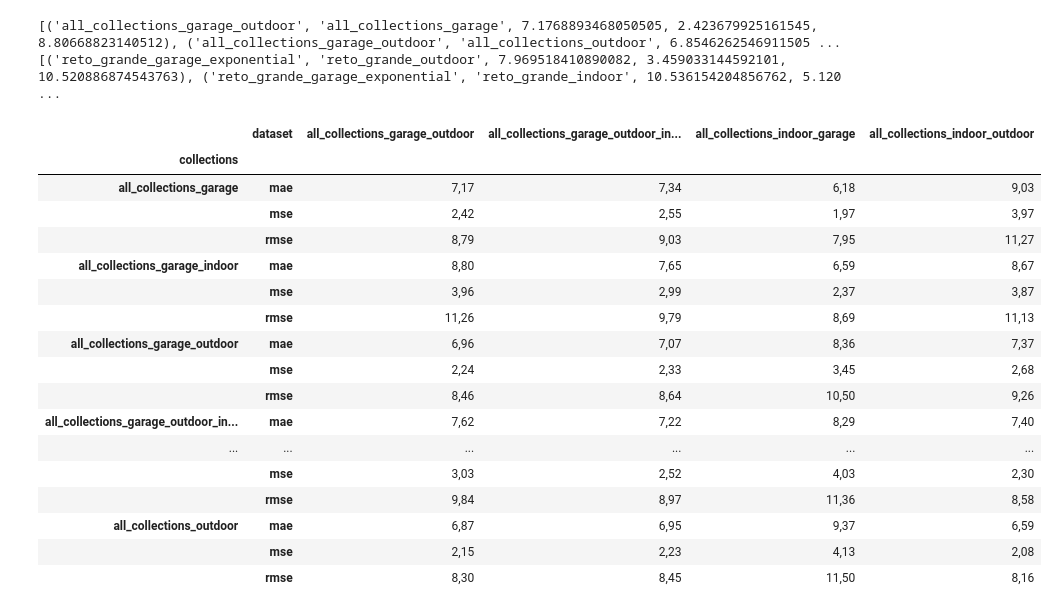
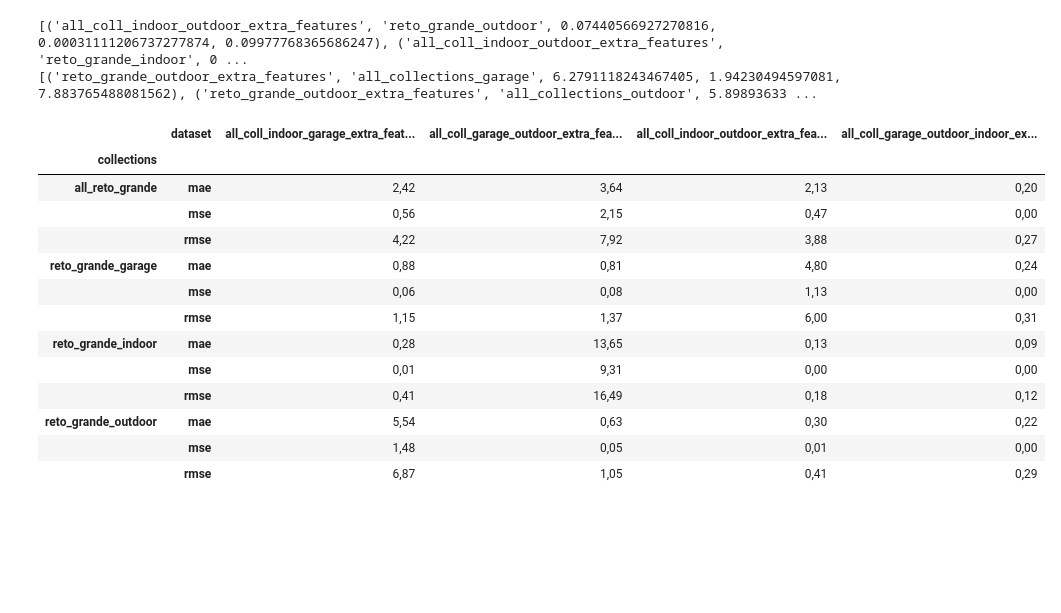
Before and after one commit to SantigBenites/WirelessLocation, a Jupyter notebook: validation/re_train_arch/CNN_model_validation.ipynb, the cells around one changed output. Cells and saved outputs as stored; diff of their text form; code cells hidden in the pictures; blank space fills up the shorter version.

Commit message:
graphs made for extra_Features

```diff
--- a/validation/re_train_arch/CNN_model_validation.ipynb
+++ b/validation/re_train_arch/CNN_model_validation.ipynb
@@ -280,24 +262,31 @@ print(combined_rows)
 import pandas as pd
 
 singles = {
-    "CNN_DATA_ANALYSIS_reto_grande_garage_exponential" : "reto_grande_garage_exponential",
-    "CNN_DATA_ANALYSIS_reto_grande_indoor_exponential" : "reto_grande_indoor_exponential",
-    "CNN_DATA_ANALYSIS_reto_grande_outdoor_exponential" : "reto_grande_outdoor_exponential",
-    "CNN_DATA_ANALYSIS_reto_grande_garage_raw" : "reto_grande_garage_raw",
-    "CNN_DATA_ANALYSIS_reto_grande_indoor_raw" : "reto_grande_indoor_raw",
-    "CNN_DATA_ANALYSIS_reto_grande_outdoor_raw" : "reto_grande_outdoor_raw",
-    "CNN_DATA_ANALYSIS_reto_grande_garage_meters" : "reto_grande_garage_meters",
-    "CNN_DATA_ANALYSIS_reto_grande_indoor_meters" : "reto_grande_indoor_meters",
-    "CNN_DATA_ANALYSIS_reto_grande_outdoor_meters" : "reto_grande_outdoor_meters",
-    "CNN_DATA_ANALYSIS_all_spaces_reto_grande" : "all_spaces_reto_grande",
+    "CNN_DATA_ANALYSIS_reto_grande_garage_exponential"          : "reto_grande_garage_exponential",
+    "CNN_DATA_ANALYSIS_reto_grande_indoor_exponential"          : "reto_grande_indoor_exponential",
+    "CNN_DATA_ANALYSIS_reto_grande_outdoor_exponential"         : "reto_grande_outdoor_exponential",
+    "CNN_DATA_ANALYSIS_reto_grande_garage_raw"                  : "reto_grande_garage_raw",
+    "CNN_DATA_ANALYSIS_reto_grande_indoor_raw"                  : "reto_grande_indoor_raw",
+    "CNN_DATA_ANALYSIS_reto_grande_outdoor_raw"                 : "reto_grande_outdoor_raw",
+    "CNN_DATA_ANALYSIS_reto_grande_garage_meters"               : "reto_grande_garage_meters",
+    "CNN_DATA_ANALYSIS_reto_grande_indoor_meters"               : "reto_grande_indoor_meters",
+    "CNN_DATA_ANALYSIS_reto_grande_outdoor_meters"              : "reto_grande_outdoor_meters",
+    "CNN_DATA_ANALYSIS_all_spaces_reto_grande"                  : "all_spaces_reto_grande",
+    "CNN_DATA_ANALYSIS_reto_grande_outdoor_extra_features"      : "reto_grande_outdoor_extra_features",
+    "CNN_DATA_ANALYSIS_reto_grande_indoor_extra_features"       : "reto_grande_indoor_extra_features",
+    "CNN_DATA_ANALYSIS_reto_grande_garage_extra_features"       : "reto_grande_garage_extra_features",
+    "CNN_DATA_ANALYSIS_all_spaces_reto_grande_extra_features"   : "all_spaces_reto_grande_extra_features",
 }
 
 spaces = {
-    "CNN_DATA_ANALYSIS_all_collections_garage_outdoor" : "all_collections_garage_outdoor",
-    "CNN_DATA_ANALYSIS_all_collections_indoor_garage" : "all_collections_indoor_garage",
-    "CNN_DATA_ANALYSIS_all_collections_indoor_outdoor" : "all_collections_indoor_outdoor",
-    "CNN_DATA_ANALYSIS_all_collections_garage_outdoor_indoor" : "all_collections_garage_outdoor_indoor"
-
+    "CNN_DATA_ANALYSIS_all_collections_garage_outdoor"                      : "all_coll_garage_outdoor",
+    "CNN_DATA_ANALYSIS_all_collections_indoor_garage"                       : "all_coll_indoor_garage",
+    "CNN_DATA_ANALYSIS_all_collections_indoor_outdoor"                      : "all_coll_indoor_outdoor",
+    "CNN_DATA_ANALYSIS_all_collections_garage_outdoor_indoor"               : "all_coll_garage_outdoor_indoor",
+    "CNN_DATA_ANALYSIS_all_collections_indoor_outdoor_extra_features"       : "all_coll_indoor_outdoor_extra_features",
+    "CNN_DATA_ANALYSIS_all_collections_indoor_garage_extra_features"        : "all_coll_indoor_garage_extra_features",
+    "CNN_DATA_ANALYSIS_all_collections_garage_outdoor_extra_features"       : "all_coll_garage_outdoor_extra_features",
+    "CNN_DATA_ANALYSIS_all_collections_garage_outdoor_indoor_extra_features": "all_coll_garage_outdoor_indoor_extra_features",
 }
 
 spaces_datasets = []
@@ -317,8 +306,8 @@ for row in combined_rows:
 print(spaces_datasets)
 print(singles_datasets)
 # %% [output]
-[('all_collections_garage_outdoor', 'all_collections_garage', 7.1768893468050505, 2.423679925161545, 8.80668823140512), ('all_collections_garage_outdoor', 'all_collections_outdoor', 6.8546262546911505 ...
-[('reto_grande_garage_exponential', 'reto_grande_outdoor', 7.969518410890082, 3.459033144592101, 10.520886874543763), ('reto_grande_garage_exponential', 'reto_grande_indoor', 10.536154204856762, 5.120 ...
+[('all_coll_indoor_outdoor_extra_features', 'reto_grande_outdoor', 0.07440566927270816, 0.00031111206737277874, 0.09977768365686247), ('all_coll_indoor_outdoor_extra_features', 'reto_grande_indoor', 0 ...
+[('reto_grande_outdoor_extra_features', 'all_collections_garage', 6.2791118243467405, 1.94230494597081, 7.883765488081562), ('reto_grande_outdoor_extra_features', 'all_collections_outdoor', 5.89893633 ...
 # %%
 import pandas as pd
 
@@ -379,51 +368,48 @@ df_wide = (
                     columns="collections",
                     values=["mae", "mse", "rmse"],
                     aggfunc="mean")
         .swaplevel(0, 1, axis=1)                 # put collection on top, metrics underneath
         .sort_index(axis=1, level=[0, 1])        # nice column order
         .sort_index(axis=0)                      # sort datasets
 )
 
+df_wide = df_wide.sort_values(by="dataset", key=lambda x: x.str.len())
 df_wide = df_wide.transpose()
 
 # Optional: round displayed values only
 styled = (
     df_wide.style
             .format(precision=2, decimal=",")
             .background_gradient(cmap="RdYlGn_r")
 )
 
 latex = styled.to_latex(
     caption="Dataset Combination errors",
-    label="tab:model_metrics_by_collection_spaces",
+    label="tb:model_metrics_by_collection_spaces",
     position="H",
     environment="table",
     convert_css=True,
     multicol_align="c",
     hrules=True,
 )
 
 
 display(styled)
 print(latex.replace("_", "\\_"))
 # %% [output]
-|  | dataset | all_collections_garage_outdoor | all_collections_garage_outdoor_in... | all_collections_indoor_garage | all_collections_indoor_outdoor |
+|  | dataset | all_coll_indoor_garage_extra_feat... | all_coll_garage_outdoor_extra_fea... | all_coll_indoor_outdoor_extra_fea... | all_coll_garage_outdoor_indoor_ex... |
 | collections |  |  |  |  |  |
-| all_collections_garage | mae | 7,17 | 7,34 | 6,18 | 9,03 |
-|  | mse | 2,42 | 2,55 | 1,97 | 3,97 |
-|  | rmse | 8,79 | 9,03 | 7,95 | 11,27 |
-| all_collections_garage_indoor | mae | 8,80 | 7,65 | 6,59 | 8,67 |
-|  | mse | 3,96 | 2,99 | 2,37 | 3,87 |
-|  | rmse | 11,26 | 9,79 | 8,69 | 11,13 |
-| all_collections_garage_outdoor | mae | 6,96 | 7,07 | 8,36 | 7,37 |
-|  | mse | 2,24 | 2,33 | 3,45 | 2,68 |
-|  | rmse | 8,46 | 8,64 | 10,50 | 9,26 |
-| all_collections_garage_outdoor_in... | mae | 7,62 | 7,22 | 8,29 | 7,40 |
-| ... | ... | ... | ... | ... | ... |
-|  | mse | 3,03 | 2,52 | 4,03 | 2,30 |
-|  | rmse | 9,84 | 8,97 | 11,36 | 8,58 |
-| all_collections_outdoor | mae | 6,87 | 6,95 | 9,37 | 6,59 |
-|  | mse | 2,15 | 2,23 | 4,13 | 2,08 |
-|  | rmse | 8,30 | 8,45 | 11,50 | 8,16 |
+| all_reto_grande | mae | 2,42 | 3,64 | 2,13 | 0,20 |
+|  | mse | 0,56 | 2,15 | 0,47 | 0,00 |
+|  | rmse | 4,22 | 7,92 | 3,88 | 0,27 |
+| reto_grande_garage | mae | 0,88 | 0,81 | 4,80 | 0,24 |
+|  | mse | 0,06 | 0,08 | 1,13 | 0,00 |
+|  | rmse | 1,15 | 1,37 | 6,00 | 0,31 |
+| reto_grande_indoor | mae | 0,28 | 13,65 | 0,13 | 0,09 |
+|  | mse | 0,01 | 9,31 | 0,00 | 0,00 |
+|  | rmse | 0,41 | 16,49 | 0,18 | 0,12 |
+| reto_grande_outdoor | mae | 5,54 | 0,63 | 0,30 | 0,22 |
+|  | mse | 1,48 | 0,05 | 0,01 | 0,00 |
+|  | rmse | 6,87 | 1,05 | 0,41 | 0,29 |
 \begin{table}[H]
 \caption{Dataset Combination errors}
```
Also changed, not shown: parts of 9 cells of this notebook, 5 other files.
